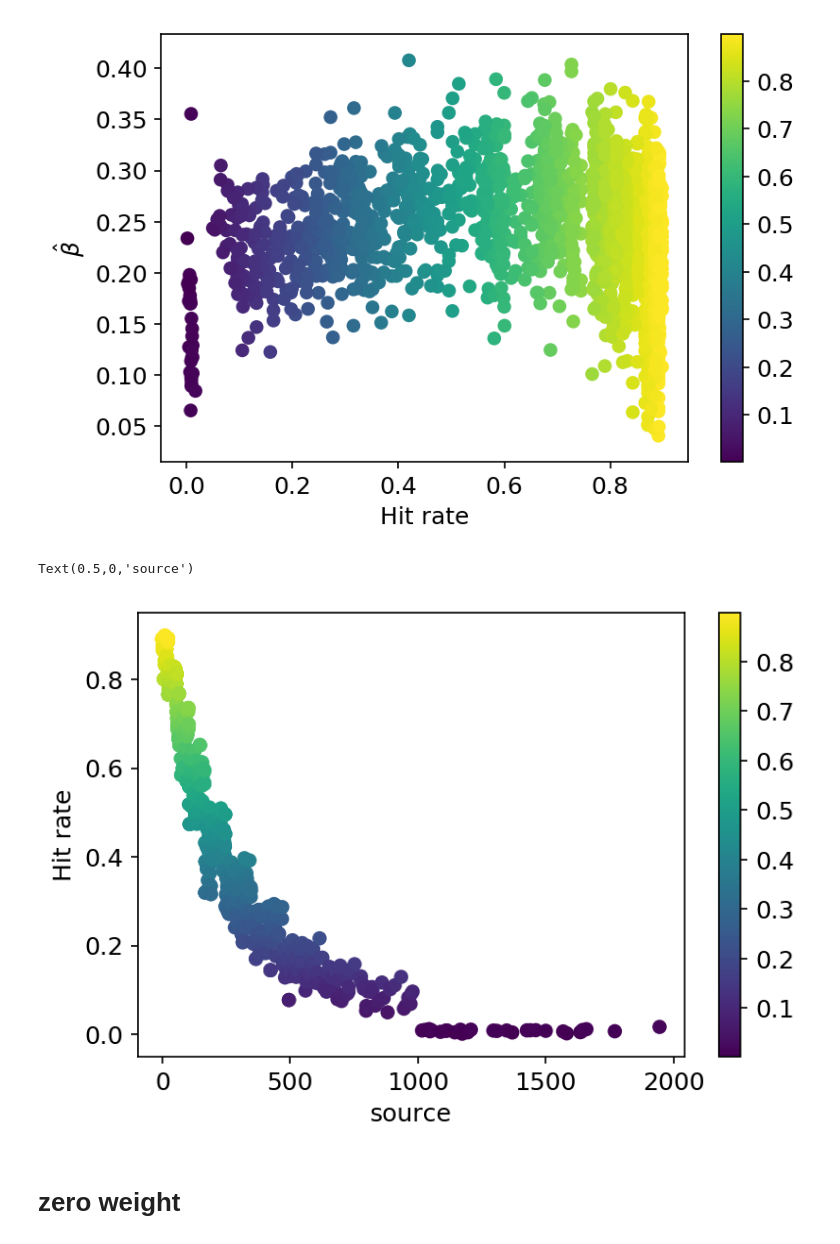
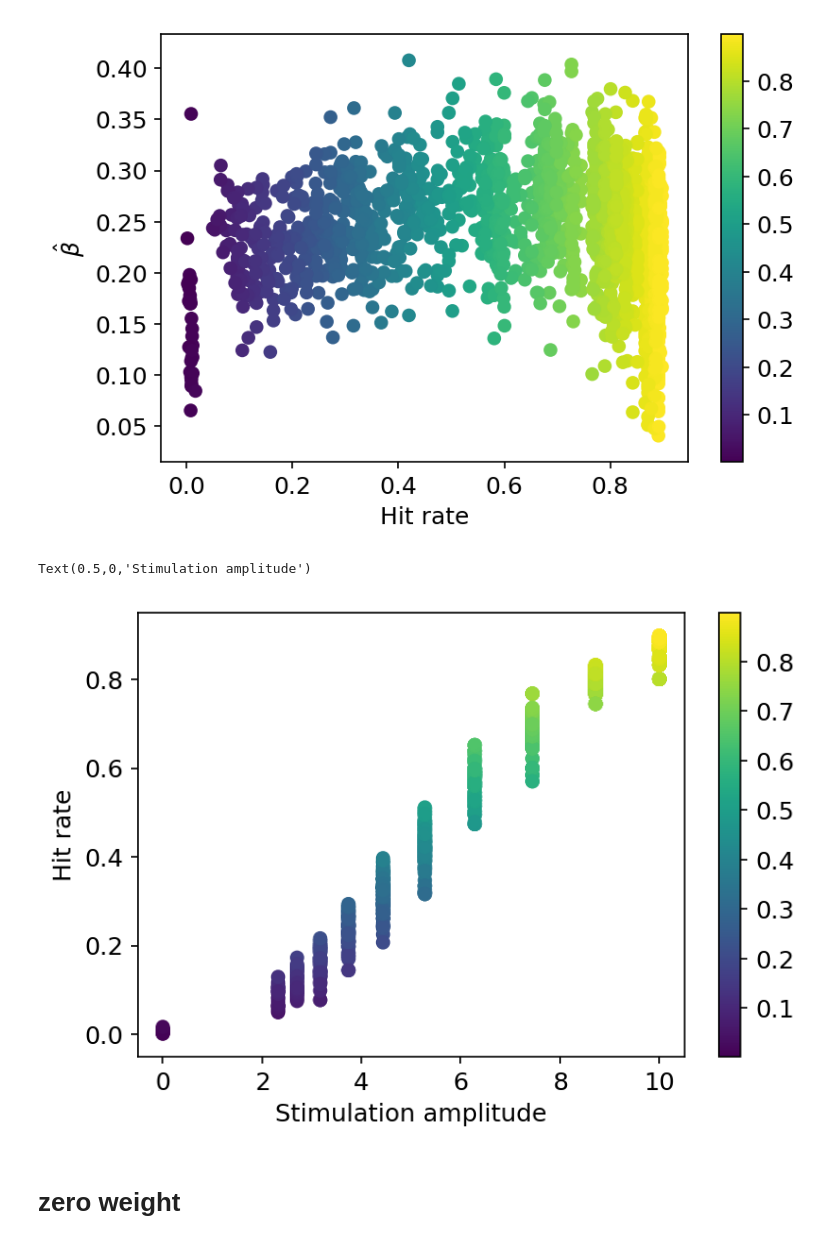
Before and after one commit to lepmik/causal-optogenetics-paper-data, a Jupyter notebook: notebooks/NEST-network-psc.ipynb, the cells around one changed output. Saved outputs shown, nothing was run; the diff lists cells and outputs as text; code cells hidden in the pictures.

```diff
--- a/notebooks/NEST-network-psc.ipynb
+++ b/notebooks/NEST-network-psc.ipynb
@@ -65,7 +65,7 @@ Z = np.load(path / 'Z.npy')
 # %%
 N = 200
 # query = 'stim_amp_source > 600 and stim_amp_source < 800 and weight > 0 and not target_stimulated and target_ex'
-query = 'weight > 0 and not target_stimulated and target in @sender_ids'
+query = 'weight > 0 and not target_stimulated and target in @sender_ids and stim_amp_source > 1'
 sample = conn.query(query)
 # %%
 sample.sort_values('weight', ascending=False).head()
@@ -218,13 +215,13 @@ Text(0,0.5,'$\\hat{\\beta}$')
 [figure]
 # %%
 model = scatterplot(
-    'source', 'hit_rate', data=result,
+    'stim_amp_source', 'hit_rate', data=result,
     scatter_color=result['hit_rate'], colorbar=True)
 
 plt.ylabel(r'Hit rate')
-plt.xlabel(r'source')
+plt.xlabel(r'Stimulation amplitude')
 # %% [output]
-Text(0.5,0,'source')
+Text(0.5,0,'Stimulation amplitude')
-[figure, old version]
+[figure, new version]
 # %% [markdown]
 # zero weight
```
Also changed, not shown: parts of 14 cells of this notebook, 7 other files.
